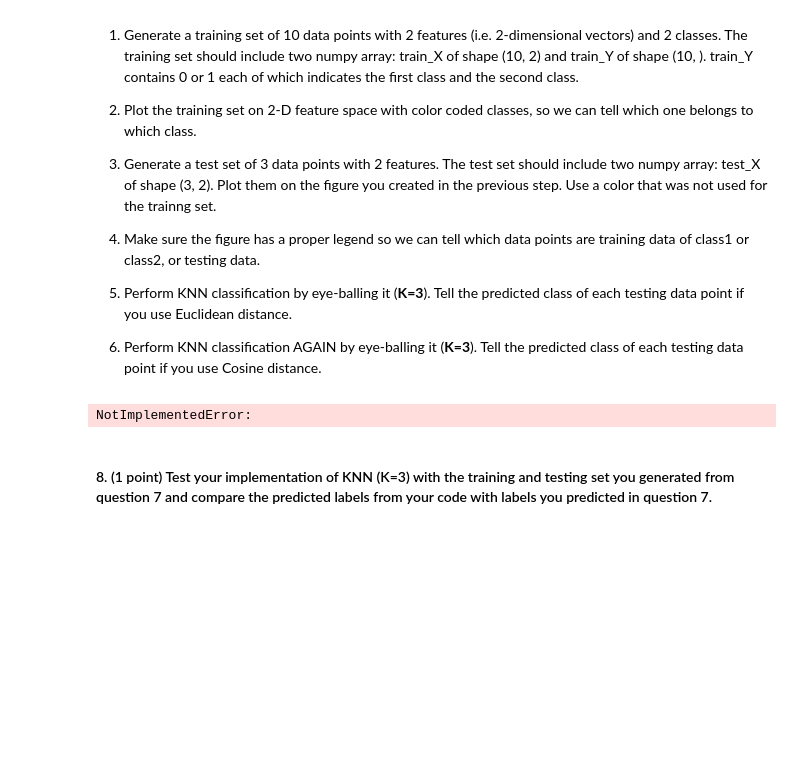
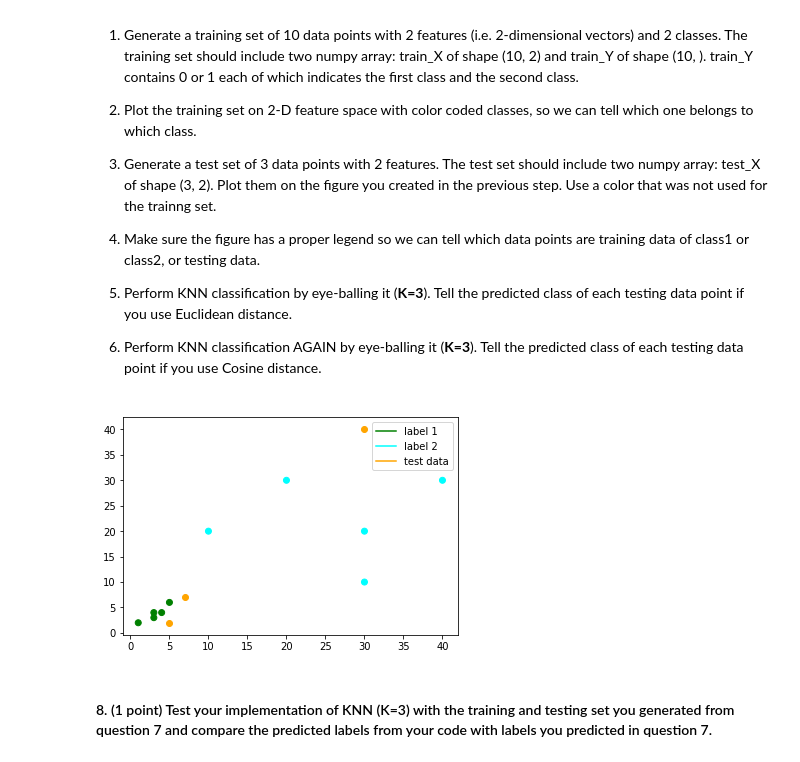
Before and after one commit to noradiegwu/EECS-352, a Jupyter notebook: HW3_handout/HW3.ipynb, the cells around one changed output. Saved outputs shown, nothing was run; the diff lists cells and outputs as text; code cells hidden in the pictures; blank space fills up the shorter version.

Commit message:
check knn testing

```diff
--- a/HW3_handout/HW3.ipynb
+++ b/HW3_handout/HW3.ipynb
@@ -201,15 +212,33 @@ def knn(data_X, data_Y, query_X, dist_measure, k):
 
 6) Perform KNN classification AGAIN by eye-balling it (**K=3**). Tell the predicted class of each testing data point if you use Cosine distance.
 # %%
-train_X = np.array([[0,0], [0,0]]) #replace it with your training data
-train_Y = np.array([1, 2]) # replace it with labels of your training data
+train_X = np.array([[1,2], [3,3], [3,4], [4,4], [5,6], [30,20], [10,20], [20,30], [40,30], [30,10]]) #replace it with your training data
+train_Y = np.array([0,0,0,0,0,1,1,1,1,1]) # replace it with labels of your training data
 
-test_X = np.array([[0,0], [0,0], [0,0]]) # replace it with your testing data
+test_X = np.array([[7,7], [30,40], [5,2]]) # replace it with your testing data
+
 
 # your code to generate the plot goes here
-raise NotImplementedError # delete this line when you add your solution
+
+color_labels = ['green', 'cyan']
+
+plt_train_x,plt_train_y = train_X.T
+train_plt = plt.scatter(plt_train_x, plt_train_y, c=train_Y, cmap=matplotlib.colors.ListedColormap(color_labels))
+
+plt_test_x, plt_test_y = test_X.T
+
+test_plt = plt.scatter(plt_test_x, plt_test_y, color='orange')
+
+legend_elems = [matplotlib.lines.Line2D([0], [0], color='green', label='label 1'),
+                matplotlib.lines.Line2D([0], [0], color='cyan', label='label 2'),
+                matplotlib.lines.Line2D([0], [0], color='orange', label='test data')]
+plt.legend(handles=legend_elems)
+plt.show()
+
+
+# raise NotImplementedError # delete this line when you add your solution
 # %% [output]
-NotImplementedError:
+[figure, added]
 # %%
 # The predicted labels of the testing data, given Euclidean distance, goes here
 test_Y_euclidean = np.array([0, 0, 1]) # replace these values with the right labels
```
Also changed, not shown: parts of 4 cells of this notebook.
